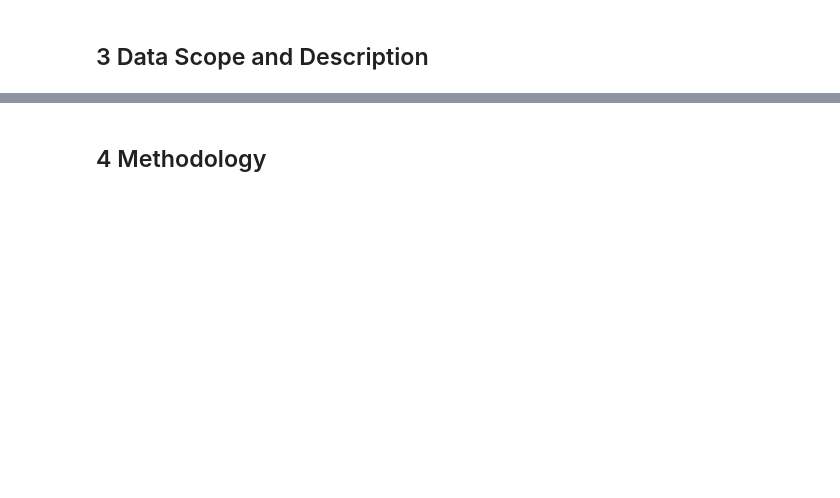
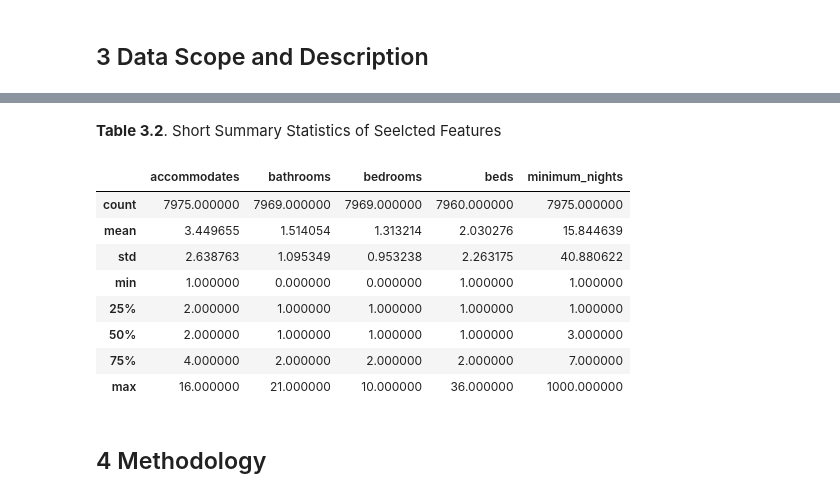
Before and after one commit to ralph-mattew/Exploring-Segmentation-of-Air-BnB-User-Base, a Jupyter notebook: DMW_Mini Project 3.ipynb, the cells around one changed output, grey strips where cells are left out. Drawn from its saved outputs; the diff is of its cells as text; code cells hidden in the pictures; blank space fills up the shorter version.

```diff
--- a/DMW_Mini Project 3.ipynb
+++ b/DMW_Mini Project 3.ipynb
@@ -26,23 +26,24 @@ from statsmodels.stats.outliers_influence import variance_inflation_factor
 # Toggle on-off code text
 from IPython.display import HTML
 
-df_listings = pd.read_csv('singapore_listings_20190318.csv', low_memory=True).drop(columns='Unnamed: 0')
+df_listings = pd.read_csv('singapore_listings_20190318.csv',
+                          low_memory=True).drop(columns='Unnamed: 0')
 
-# HTML('''<script>
-# code_show=true;
-# function code_toggle() {
-#  if (code_show){
-#  $('div.input').hide();
-#  } else {
-#  $('div.input').show();
-#  }
-#  code_show = !code_show
-# }
-# $( document ).ready(code_toggle);
-# </script>
-# <form action="javascript:code_toggle()">
-# <input type="submit" value="Click to toggle on/off the raw code.">
-# </form>''')
+HTML('''<script>
+code_show=true;
+function code_toggle() {
+ if (code_show){
+ $('div.input').hide();
+ } else {
+ $('div.input').show();
+ }
+ code_show = !code_show
+}
+$( document ).ready(code_toggle);
+</script>
+<form action="javascript:code_toggle()">
+<input type="submit" value="Click to toggle on/off the raw code.">
+</form>''')
 # %% [markdown]
 <img src="Airbnb-1024x576.jpeg" height=500 width=1000>
 
@@ -105,13 +116,28 @@ Moreover, the table provided shows the data types of the listing features for da
 | `minimum_nights` | Numerical | Discrete |
 | `instant_bookable` | Categorical | Nominal |
 | `neighborhood_overview` | Categorical | Nominal |
+# %% [markdown]
+**Table 3.2**. Short Summary Statistics of Seelcted Features
 # %%
 ## selection of relevant features
 
-data = df_listings[['property_type', 'room_type', 'accommodates', 'bathrooms', 'bedrooms', 'beds',
+data = df_listings[['property_type', 'room_type', 'accommodates',
+                    'bathrooms', 'bedrooms', 'beds',
             'bed_type', 'amenities', 'price', 'minimum_nights',
             'instant_bookable',
             'neighborhood_overview']].copy()
+# %%
+data.describe()
+# %% [output]
+|  | accommodates | bathrooms | bedrooms | beds | minimum_nights |
+| count | 7975.000000 | 7969.000000 | 7969.000000 | 7960.000000 | 7975.000000 |
+| mean | 3.449655 | 1.514054 | 1.313214 | 2.030276 | 15.844639 |
+| std | 2.638763 | 1.095349 | 0.953238 | 2.263175 | 40.880622 |
+| min | 1.000000 | 0.000000 | 0.000000 | 1.000000 | 1.000000 |
+| 25% | 2.000000 | 1.000000 | 1.000000 | 1.000000 | 1.000000 |
+| 50% | 2.000000 | 1.000000 | 1.000000 | 1.000000 | 3.000000 |
+| 75% | 4.000000 | 2.000000 | 2.000000 | 2.000000 | 7.000000 |
+| max | 16.000000 | 21.000000 | 10.000000 | 36.000000 | 1000.000000 |
 # %% [markdown]
 ## 4 Methodology
 # %% [markdown]
```
Also changed, not shown: parts of 71 cells of this notebook, 1 other file.
